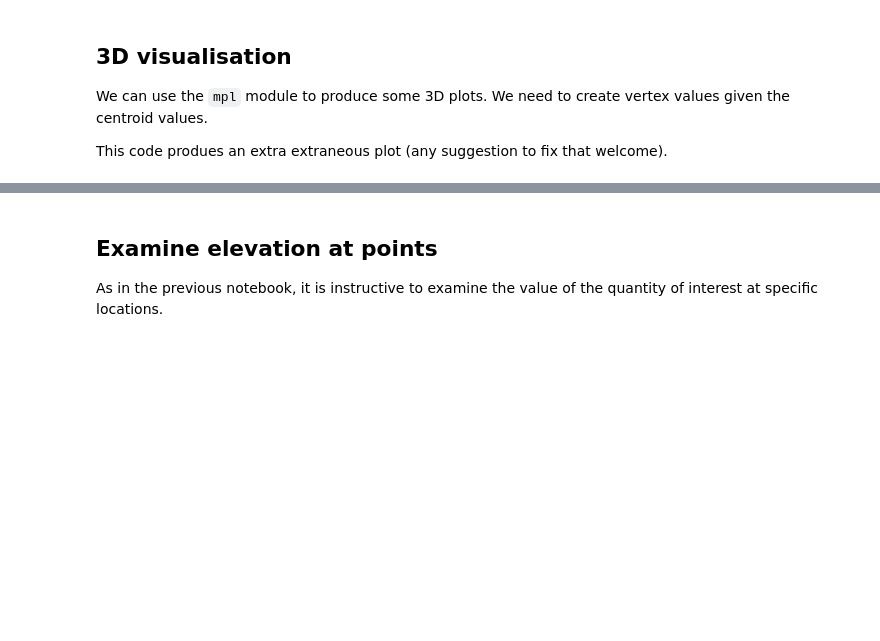
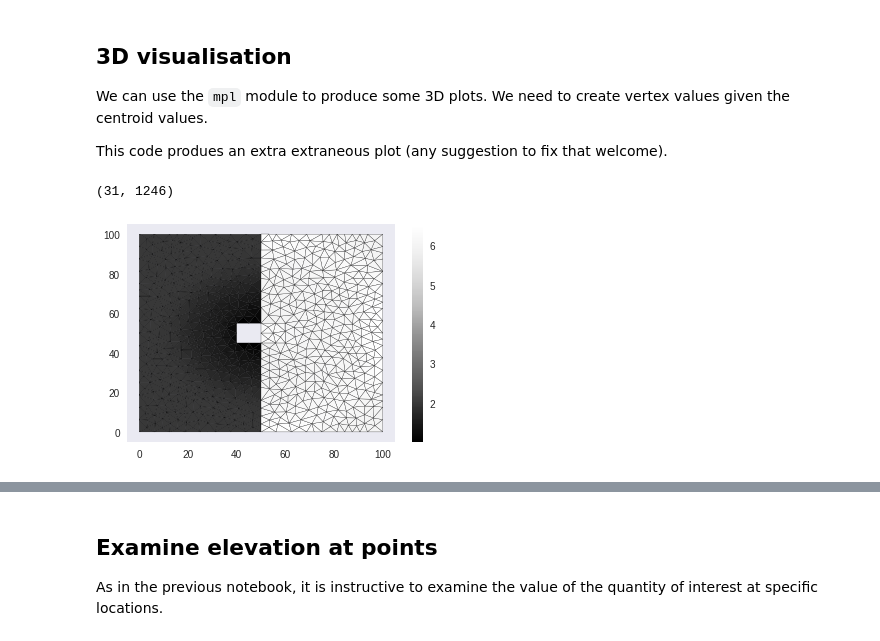
Before and after one commit to stoiver/anuga-clinic-2018, a Jupyter notebook: notebooks/notebook4.ipynb, the cells around one changed output, grey strips where cells are left out. Cells and saved outputs as stored; diff of their text form; code cells hidden in the pictures; blank space fills up the shorter version.

```diff
--- a/notebooks/notebook4.ipynb
+++ b/notebooks/notebook4.ipynb
@@ -260,17 +260,18 @@ splotter.make_stage_animation()
-# %%
-# plot depth
-splotter.triang.set_mask(None)
-for i,time in enumerate(splotter.time):
-  print time
-  splotter.save_depth_frame(i)
-
-splotter.make_depth_animation()
 # %% [markdown]
 ## 3D visualisation
 
 We can use the `mpl` module to produce some 3D plots. We need to create vertex values given the centroid values.
 
 This code produes an extra extraneous plot (any suggestion to fix that welcome).
+# %%
+plt.tripcolor(splotter.triang,
+              facecolors = splotter.stage[3],
+              edgecolors='k',
+              cmap='Greys_r')
+plt.colorbar();
+# %% [output]
+(31, 1246)
+[figure, added]
 # %%
 
 X = np.vstack((splotter.xc, splotter.yc)).transpose()
```
Also changed, not shown: parts of 10 cells of this notebook.
